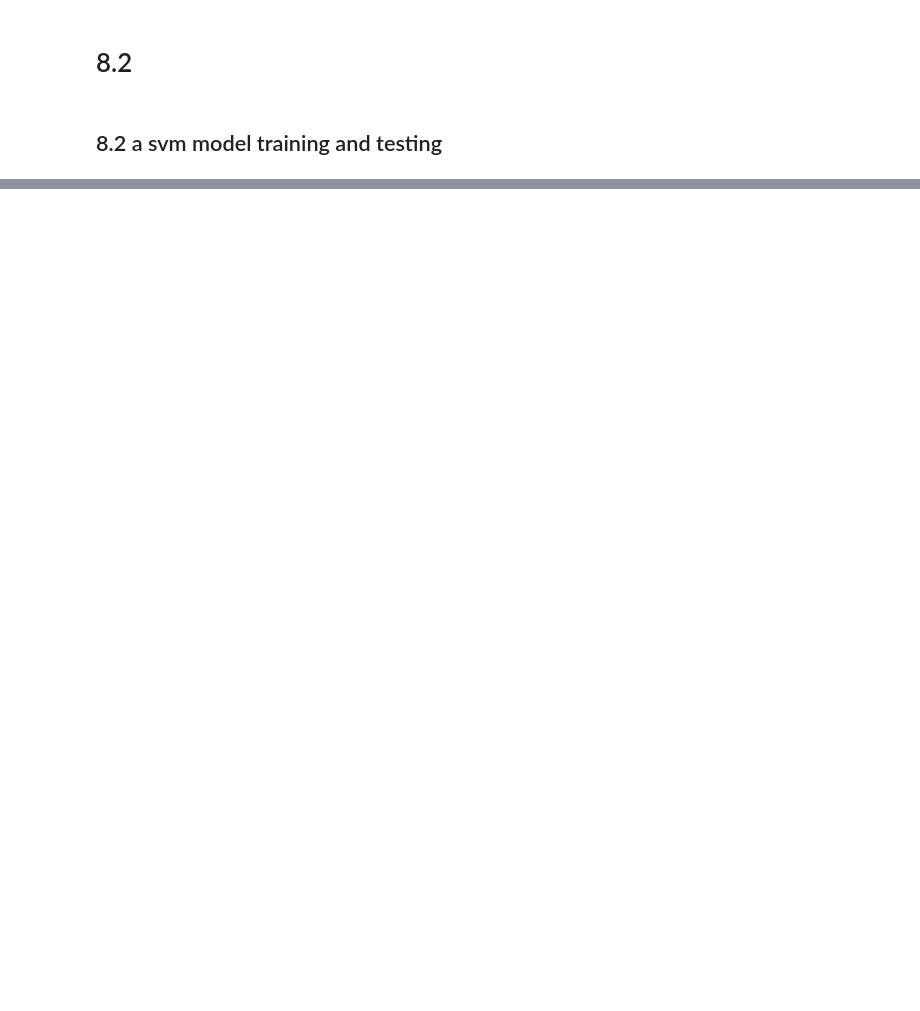
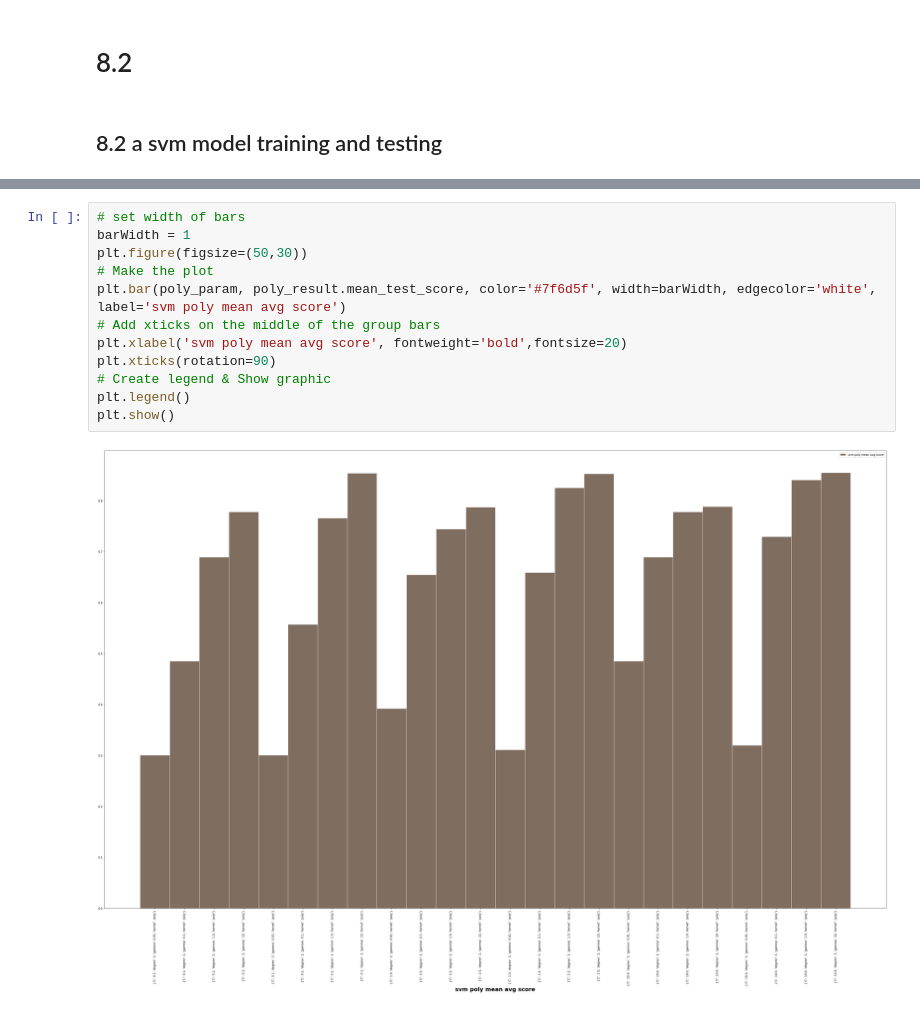
Before and after one commit to oathathat/ML_Kmitl_3D, a Jupyter notebook: Lab/Lab8.ipynb, the cells around one changed output, grey strips where cells are left out. Cells and saved outputs as stored; diff of their text form; blank space fills up the shorter version.

```diff
--- a/Lab/Lab8.ipynb
+++ b/Lab/Lab8.ipynb
@@ -103,0 +329,14 @@ df_label = df[label_columns]
+# %%
+# set width of bars
+barWidth = 1
+plt.figure(figsize=(50,30))
+# Make the plot
+plt.bar(poly_param, poly_result.mean_test_score, color='#7f6d5f', width=barWidth, edgecolor='white', label='svm poly mean avg score')
+# Add xticks on the middle of the group bars
+plt.xlabel('svm poly mean avg score', fontweight='bold',fontsize=20)
+plt.xticks(rotation=90)
+# Create legend & Show graphic
+plt.legend()
+plt.show()
+# %% [output]
+[figure, added]
```
Also changed, not shown: parts of 25 cells of this notebook, 2 other files.
